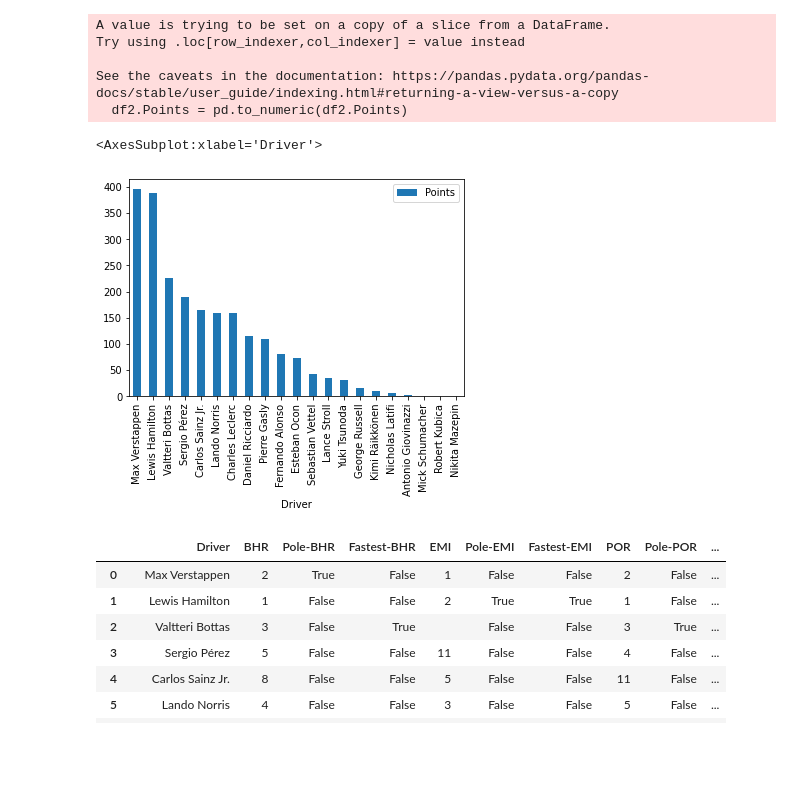
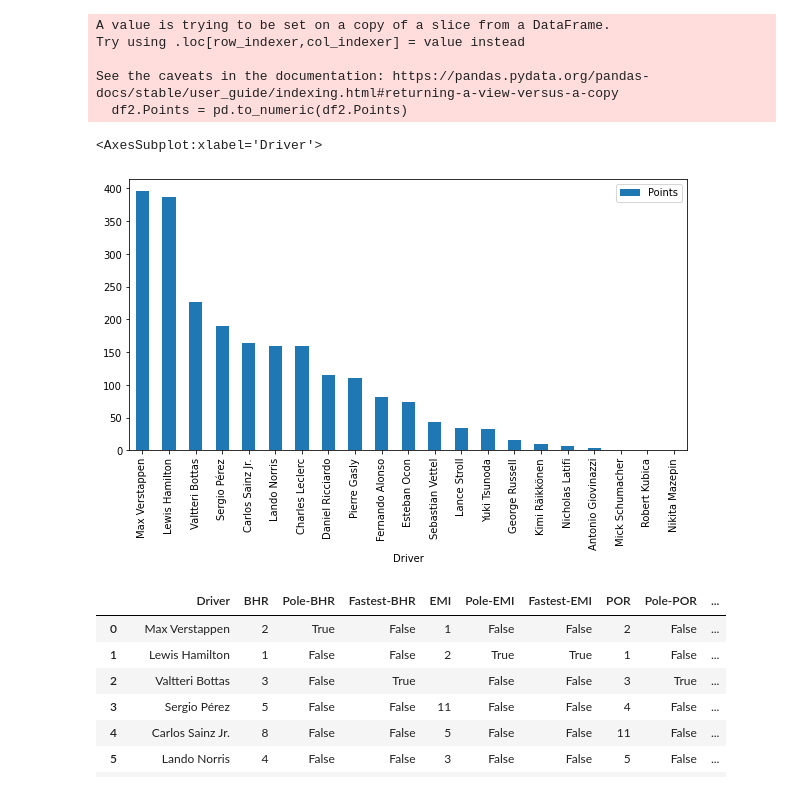
Before and after one commit to alanjones2/Alan-Jones-article-code, a Jupyter notebook: Wikitable/wikitable2.ipynb, the cells around one changed output. Cells and saved outputs as stored; diff of their text form; code cells hidden in the pictures; blank space fills up the shorter version.

```diff
--- a/Wikitable/wikitable2.ipynb
+++ b/Wikitable/wikitable2.ipynb
@@ -71,10 +71,10 @@ Try using .loc[row_indexer,col_indexer] = value instead
 See the caveats in the documentation: https://pandas.pydata.org/pandas-docs/stable/user_guide/indexing.html#returning-a-view-versus-a-copy
   df2.Points = pd.to_numeric(df2.Points)
 # %%
-df2.plot.bar(x='Driver', y='Points')
+df2.plot.bar(x='Driver', y='Points', figsize=(10,5))
 # %% [output]
 <AxesSubplot:xlabel='Driver'>
-[figure, old version]
+[figure, new version]
 # %%
 races = df2.columns[2:-1]
 # %%
```
Also changed, not shown: 2 other files.
